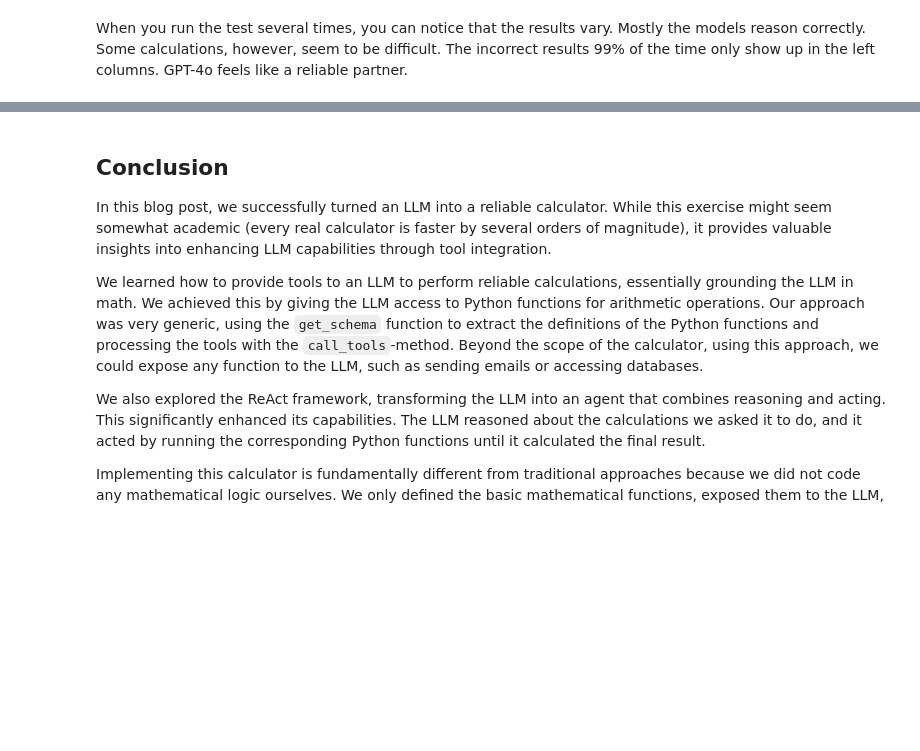
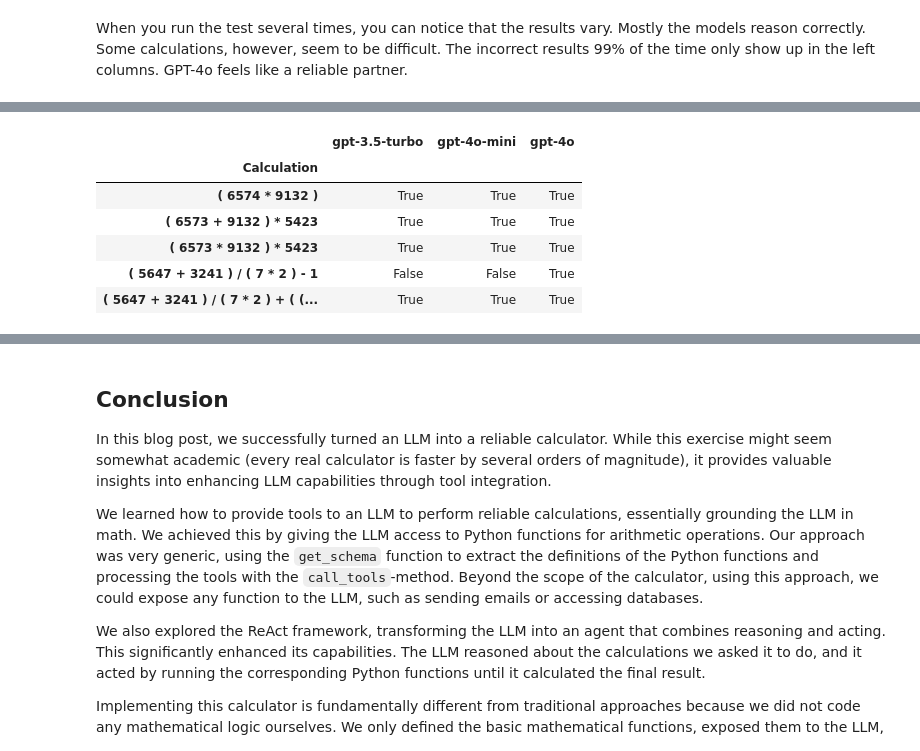
Before and after one commit to chrwittm/lm-hackers, a Jupyter notebook: 50-function-calling/llm-calculator1/index.ipynb, the cells around one changed output, grey strips where cells are left out. Saved outputs shown, nothing was run; the diff lists cells and outputs as text; code cells hidden in the pictures; blank space fills up the shorter version.

```diff
--- a/50-function-calling/llm-calculator1/index.ipynb
+++ b/50-function-calling/llm-calculator1/index.ipynb
@@ -743,0 +738,77 @@ When you run the test several times, you can notice that the results vary. Mostl
+# %%
+#| code-fold: true
+
+# COT is very talkative...
+# Overall: No improvement
+
+# round
+# number
+
+#models = ["gpt-4o-mini", "gpt-4o"]
+models = ["gpt-3.5-turbo", "gpt-4o-mini", "gpt-4o"]
+
+import pandas as pd
+
+system_prompt = (
+    "You are a calculator. \n"
+    "Do not do even the simplest computations on your own, \n"
+    "but use the tools provided. \n\n"
+    "**Step 1:** Identify the mathematical operation or expression to be solved.\n"
+    "**Step 2:** Break down the expression into individual components (e.g., numbers, operators).\n"
+    "**Step 3:** Think hard: Use the provided tools one step at a time, step-by-step. STRICTLY only pass numbers to the tools. To not think too far ahead, wait for tool results until you can make the next calls. \n"
+    "**Step 4:** Combine the results of each step, think again, use the tools again, for the next step, one step at a time until you arrive at the final result.\n"
+    "**Step 5:** Ensure the final result is rounded to an accuracy of 3 decimal places.\n"
+    "**Step 6:** For the final result, respond STRICTLY with just one number, no separators, no additional text.\n"
+    "Example results: `123` or `5463534.657` or `64534.0`"
+    #"**Example:**\n"
+    #"- Given expression: \\( (3 + 5) \\times 2 \\)\n"
+    #"- Step 1: Identify the operation: \\( (3 + 5) \\times 2 \\)\n"
+    #"- Step 2: Break down the expression: 3, 5, +, 2, \\(\\times\\)\n"
+    #"- Step 3: Use tools:\n"
+    #"  - 3 + 5 = 8\n"
+    #"  - 8 \\(\\times\\) 2 = 16\n"
+    #"- Step 4: Combine the results: 16\n"
+    #"- Step 5: Round the result: 16.000\n"
+    #"- Step 6: Respond: 16.000"
+)
+
+# Store results in a dictionary
+results = {calc: {} for calc in calculations}
+
+# Run calculations for each model
+for model in models:
+    model_name = model
+    for calculation in calculations:
+        chat_client = ChatClient(system_message=system_prompt, tools=get_calc_tools())
+        print(f"{model}: {calculation}")
+        result = chat_client.ask_gpt(calculation)
+        result_number = float(result.data)
+        actual_result = eval(calculation)
+        print(f"model result: {result_number}, expected result {actual_result}")
+        results[calculation][model] = abs(result_number - actual_result) <= 0.001
+
+# Create a dataframe for the results
+df_results = pd.DataFrame(results).T
+df_results.columns = models
+df_results.index.name = 'Calculation'
+
+from IPython.display import HTML
+
+# Style the DataFrame for better visualization
+def color_true_false(val):
+    color = 'green' if val else 'red'
+    return f'color: {color}; background-color: white'
+
+styled_df = df_results.style \
+    .map(lambda x: 'color: green; background-color: white' if x else 'color: red; background-color: white') \
+    .set_table_styles([
+        {'selector': 'th', 'props': [('background-color', 'white'), ('color', 'black'), ('border', '1px solid black'), ('text-align', 'center'), ('vertical-align', 'middle')]},
+        {'selector': 'td', 'props': [('border', '1px solid black')]},
+        {'selector': 'caption', 'props': [('caption-side', 'top'), ('font-size', '1.25em'), ('font-weight', 'bold')]}
+    ]) \
+    .set_caption("Model Comparison Results") \
+    .set_properties(**{'text-align': 'center', 'vertical-align': 'middle'})
+
+html = styled_df.to_html()
+display(HTML(html))
+# %% [output]
@@ -743,0 +833,7 @@ When you run the test several times, you can notice that the results vary. Mostl
+|  | gpt-3.5-turbo | gpt-4o-mini | gpt-4o |
+| Calculation |  |  |  |
+| ( 6574 * 9132 ) | True | True | True |
+| ( 6573 + 9132 ) * 5423 | True | True | True |
+| ( 6573 * 9132 ) * 5423 | True | True | True |
+| ( 5647 + 3241 ) / ( 7 * 2 ) - 1 | False | False | True |
+| ( 5647 + 3241 ) / ( 7 * 2 ) + ( (... | True | True | True |
```
Also changed, not shown: parts of 17 cells of this notebook.
